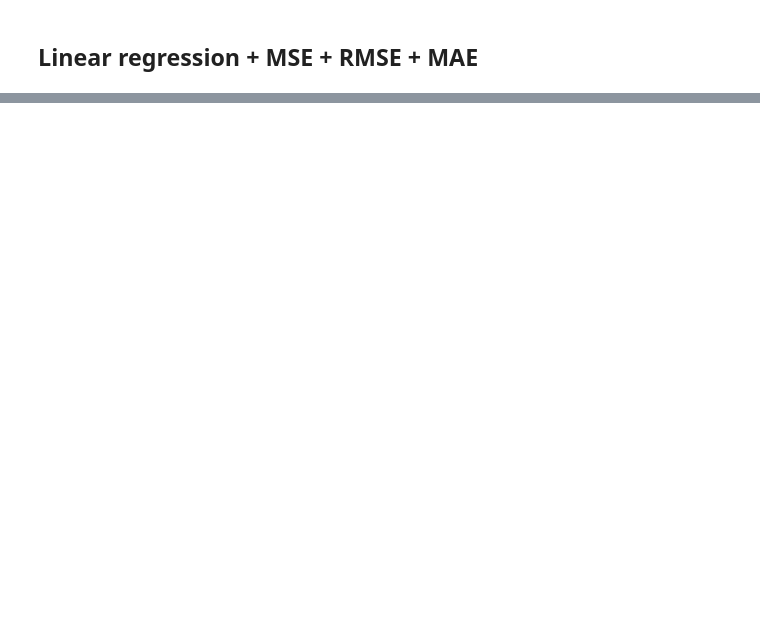
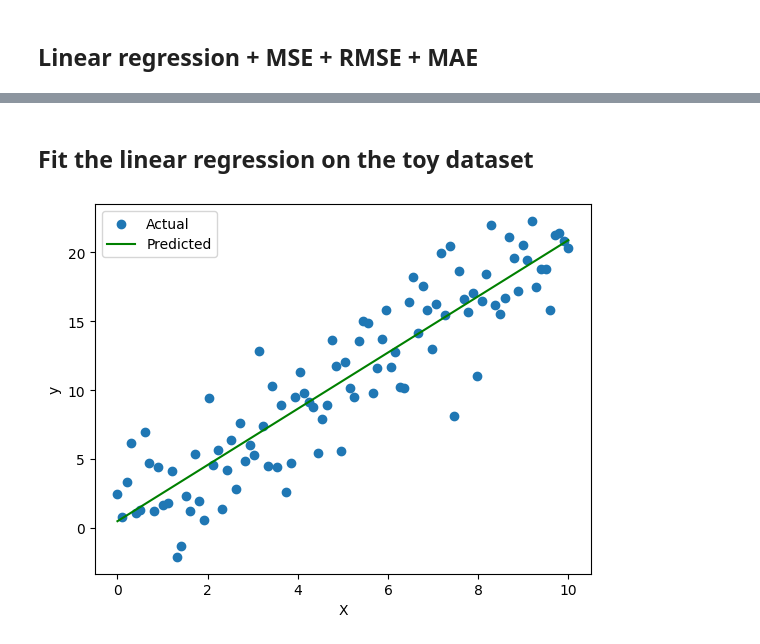
Before and after one commit to avikumart/DA-DS-Questions, a Jupyter notebook: ML_coding/Ml_coding_and_interviewn_practice.ipynb, the cells around one changed output, grey strips where cells are left out. Saved outputs shown, nothing was run; the diff lists cells and outputs as text; code cells hidden in the pictures; blank space fills up the shorter version.

Commit message:
Linear regression plots

```diff
--- a/ML_coding/Ml_coding_and_interviewn_practice.ipynb
+++ b/ML_coding/Ml_coding_and_interviewn_practice.ipynb
@@ -767,0 +812,36 @@ plt.show()
+# %% [markdown]
+## Fit the linear regression on the toy dataset
+# %%
+import numpy as np
+import pandas as pd
+import matplotlib.pyplot as plt
+import seaborn as sns
+from sklearn.linear_model import LinearRegression
+from sklearn.model_selection import train_test_split
+from sklearn.metrics import mean_squared_error
+
+np.random.seed(42)
+
+# create the dataset for the linear rgression
+X = np.linspace(0, 10, 100)
+y = 2*X + 1 + np.random.normal(0,3,100)
+
+df = pd.DataFrame({"X": X, "y": y})
+df.head()
+
+# fit the model to the linear regression
+model = LinearRegression()
+model.fit(df[["X"]], df["y"])
+
+df["pred"] = model.predict(df[["X"]])
+df["residuals"] = df["y"] - df["pred"]
+
+# plot the results
+plt.scatter(df["X"], df["y"], label="Actual")
+plt.plot(df["X"], df["pred"], label="Predicted", color="green")
+plt.xlabel("X")
+plt.ylabel("y")
+plt.legend()
+plt.show()
+# %% [output]
+[figure, added]
```
Also changed, not shown: parts of 11 cells of this notebook.
